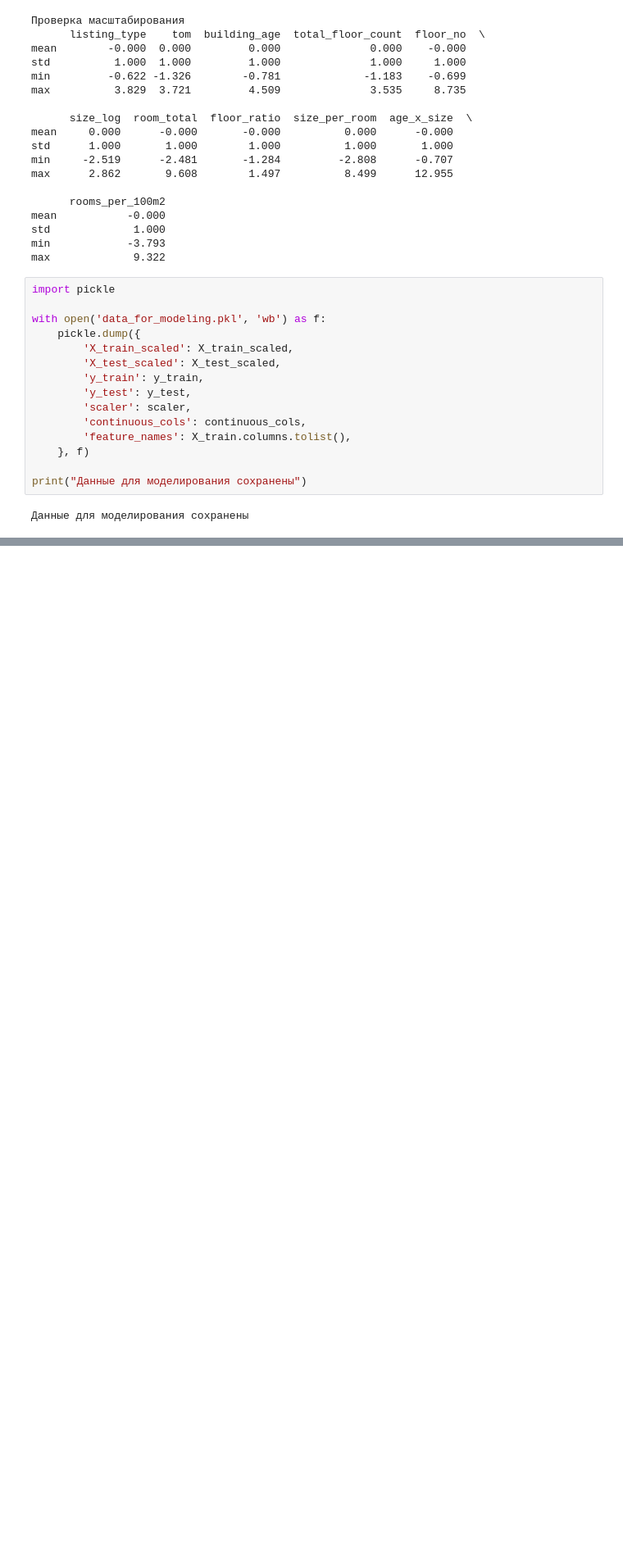
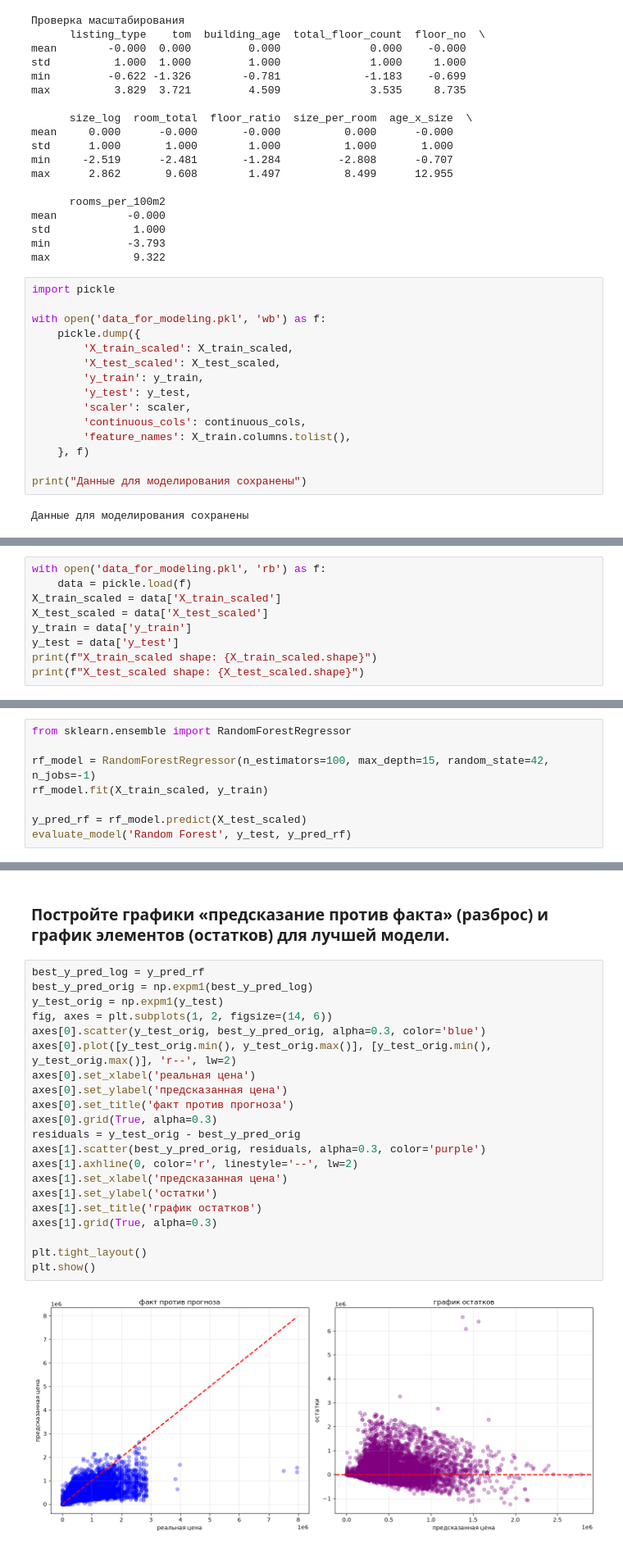
Before and after one commit to Jamchitogrito/MLABD-Ansable, a Jupyter notebook: Untitled.ipynb, the cells around one changed output, grey strips where cells are left out. Shown at 82% size. Drawn from its saved outputs; the diff is of its cells as text; blank space fills up the shorter version.

```diff
--- a/Untitled.ipynb
+++ b/Untitled.ipynb
@@ -1062,0 +1061,9 @@ print("Данные для моделирования сохранены")
+# %%
+with open('data_for_modeling.pkl', 'rb') as f:
+    data = pickle.load(f)
+X_train_scaled = data['X_train_scaled']
+X_test_scaled = data['X_test_scaled']
+y_train = data['y_train']
+y_test = data['y_test']
+print(f"X_train_scaled shape: {X_train_scaled.shape}")
+print(f"X_test_scaled shape: {X_test_scaled.shape}")
@@ -1062,0 +1097,8 @@ print("Данные для моделирования сохранены")
+# %%
+from sklearn.ensemble import RandomForestRegressor
+
+rf_model = RandomForestRegressor(n_estimators=100, max_depth=15, random_state=42, n_jobs=-1)
+rf_model.fit(X_train_scaled, y_train)
+
+y_pred_rf = rf_model.predict(X_test_scaled)
+evaluate_model('Random Forest', y_test, y_pred_rf)
@@ -1062,0 +1348,25 @@ print("Данные для моделирования сохранены")
+# %% [markdown]
+### Постройте графики «предсказание против факта» (разброс) и график элементов (остатков) для лучшей модели.
+# %%
+best_y_pred_log = y_pred_rf
+best_y_pred_orig = np.expm1(best_y_pred_log)
+y_test_orig = np.expm1(y_test)
+fig, axes = plt.subplots(1, 2, figsize=(14, 6))
+axes[0].scatter(y_test_orig, best_y_pred_orig, alpha=0.3, color='blue')
+axes[0].plot([y_test_orig.min(), y_test_orig.max()], [y_test_orig.min(), y_test_orig.max()], 'r--', lw=2)
+axes[0].set_xlabel('реальная цена')
+axes[0].set_ylabel('предсказанная цена')
+axes[0].set_title('факт против прогноза')
+axes[0].grid(True, alpha=0.3)
+residuals = y_test_orig - best_y_pred_orig
+axes[1].scatter(best_y_pred_orig, residuals, alpha=0.3, color='purple')
+axes[1].axhline(0, color='r', linestyle='--', lw=2)
+axes[1].set_xlabel('предсказанная цена')
+axes[1].set_ylabel('остатки')
+axes[1].set_title('график остатков')
+axes[1].grid(True, alpha=0.3)
+
+plt.tight_layout()
+plt.show()
+# %% [output]
+[figure, added]
```
Also changed, not shown: parts of 51 cells of this notebook, 6 other files.
